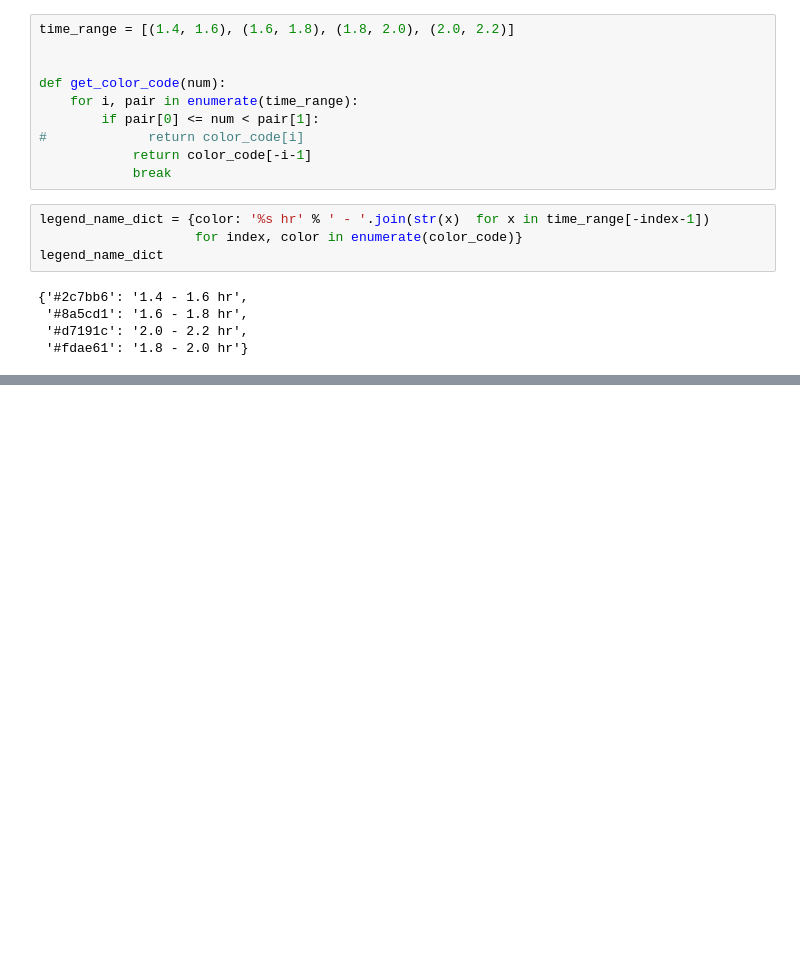
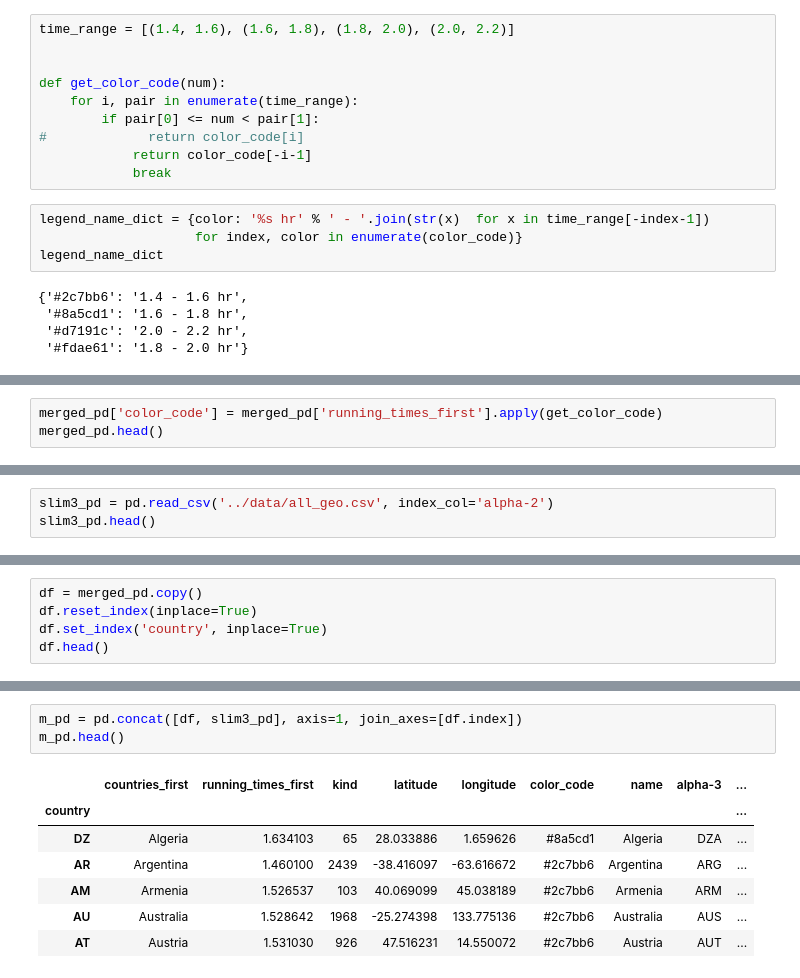
Before and after one commit to ManavalanG/imdb_movie_runtime, a Jupyter notebook: analysis/plot_imdb_runtime_on_map.ipynb, the cells around one changed output, grey strips where cells are left out. Drawn from its saved outputs; the diff is of its cells as text; blank space fills up the shorter version.

```diff
--- a/analysis/plot_imdb_runtime_on_map.ipynb
+++ b/analysis/plot_imdb_runtime_on_map.ipynb
@@ -145,0 +158,3 @@ iplot(fig)
+# %%
+merged_pd['color_code'] = merged_pd['running_times_first'].apply(get_color_code)
+merged_pd.head()
@@ -145,0 +169,3 @@ iplot(fig)
+# %%
+slim3_pd = pd.read_csv('../data/all_geo.csv', index_col='alpha-2')
+slim3_pd.head()
@@ -145,0 +180,5 @@ iplot(fig)
+# %%
+df = merged_pd.copy()
+df.reset_index(inplace=True)
+df.set_index('country', inplace=True)
+df.head()
@@ -145,0 +193,11 @@ iplot(fig)
+# %%
+m_pd = pd.concat([df, slim3_pd], axis=1, join_axes=[df.index])
+m_pd.head()
+# %% [output]
+|  | countries_first | running_times_first | kind | latitude | longitude | color_code | name | alpha-3 | ... |
+| country |  |  |  |  |  |  |  |  | ... |
+| DZ | Algeria | 1.634103 | 65 | 28.033886 | 1.659626 | #8a5cd1 | Algeria | DZA | ... |
+| AR | Argentina | 1.460100 | 2439 | -38.416097 | -63.616672 | #2c7bb6 | Argentina | ARG | ... |
+| AM | Armenia | 1.526537 | 103 | 40.069099 | 45.038189 | #2c7bb6 | Armenia | ARM | ... |
+| AU | Australia | 1.528642 | 1968 | -25.274398 | 133.775136 | #2c7bb6 | Australia | AUS | ... |
+| AT | Austria | 1.531030 | 926 | 47.516231 | 14.550072 | #2c7bb6 | Austria | AUT | ... |
```
Also changed, not shown: parts of 11 cells of this notebook, 7 other files.
